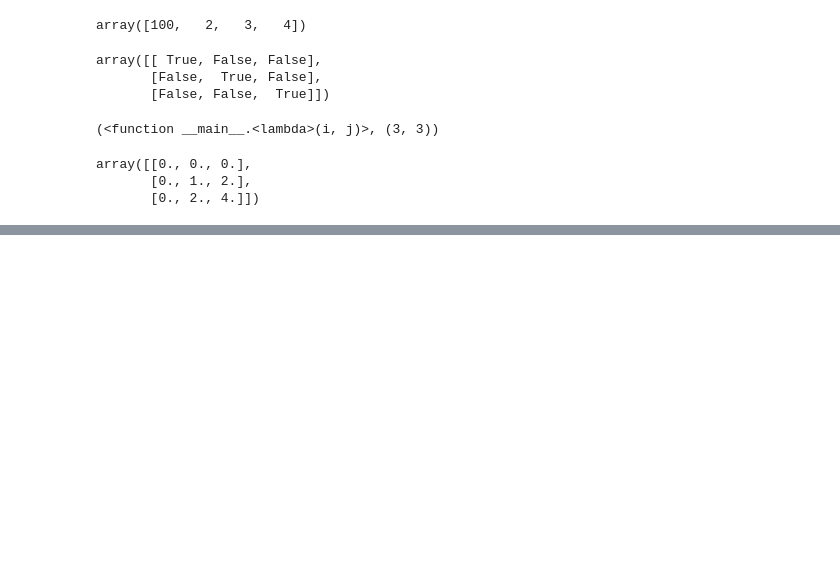
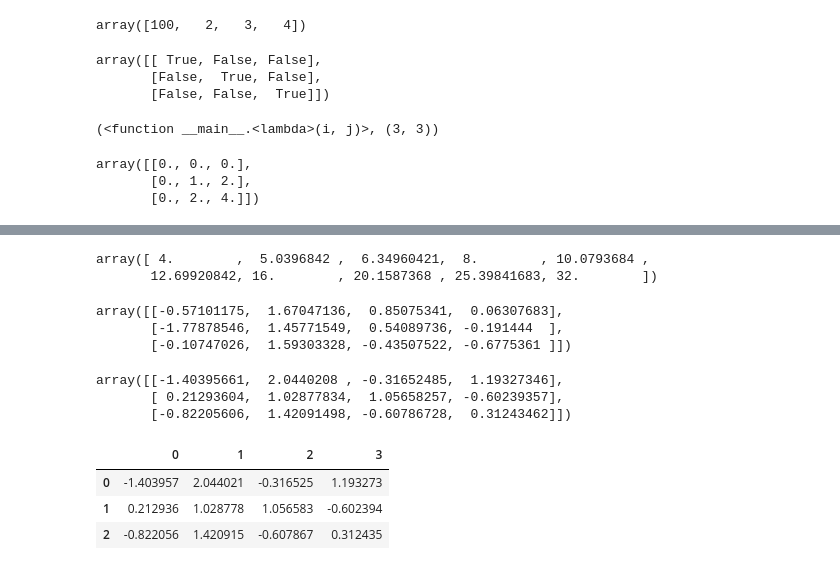
Before and after one commit to Happinessprashant/PythonLab, a Jupyter notebook: Numpy/numpypart1.ipynb, the cells around one changed output, grey strips where cells are left out. Saved outputs shown, nothing was run; the diff lists cells and outputs as text; code cells hidden in the pictures; blank space fills up the shorter version.

```diff
--- a/Numpy/numpypart1.ipynb
+++ b/Numpy/numpypart1.ipynb
@@ -99,0 +399,19 @@ array([[0., 0., 0.],
+# %%
+np.logspace(2,5,10, base=2)
+# %% [output]
+array([ 4.        ,  5.0396842 ,  6.34960421,  8.        , 10.0793684 ,
+       12.69920842, 16.        , 20.1587368 , 25.39841683, 32.        ])
+# %%
+np.random.randn(3,4)
+# %% [output]
+array([[-0.57101175,  1.67047136,  0.85075341,  0.06307683],
+       [-1.77878546,  1.45771549,  0.54089736, -0.191444  ],
+       [-0.10747026,  1.59303328, -0.43507522, -0.6775361 ]])
+# %%
+arr =np.random.randn(3,4)
+# %%
+arr
+# %% [output]
+array([[-1.40395661,  2.0440208 , -0.31652485,  1.19327346],
+       [ 0.21293604,  1.02877834,  1.05658257, -0.60239357],
+       [-0.82205606,  1.42091498, -0.60786728,  0.31243462]])
@@ -99,0 +420,7 @@ array([[0., 0., 0.],
+# %%
+pd.DataFrame(arr)
+# %% [output]
+|  | 0 | 1 | 2 | 3 |
+| 0 | -1.403957 | 2.044021 | -0.316525 | 1.193273 |
+| 1 | 0.212936 | 1.028778 | 1.056583 | -0.602394 |
+| 2 | -0.822056 | 1.420915 | -0.607867 | 0.312435 |
```
Also changed, not shown: parts of 70 cells of this notebook.
